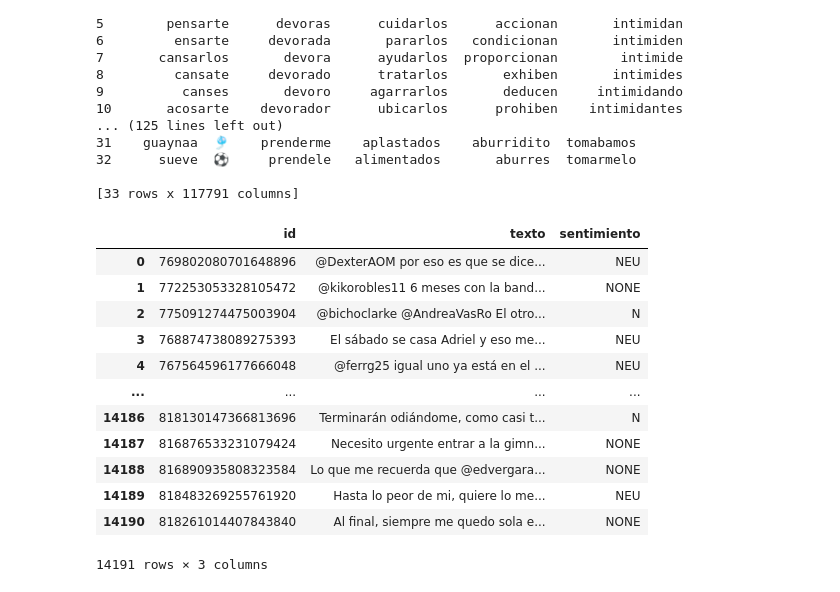
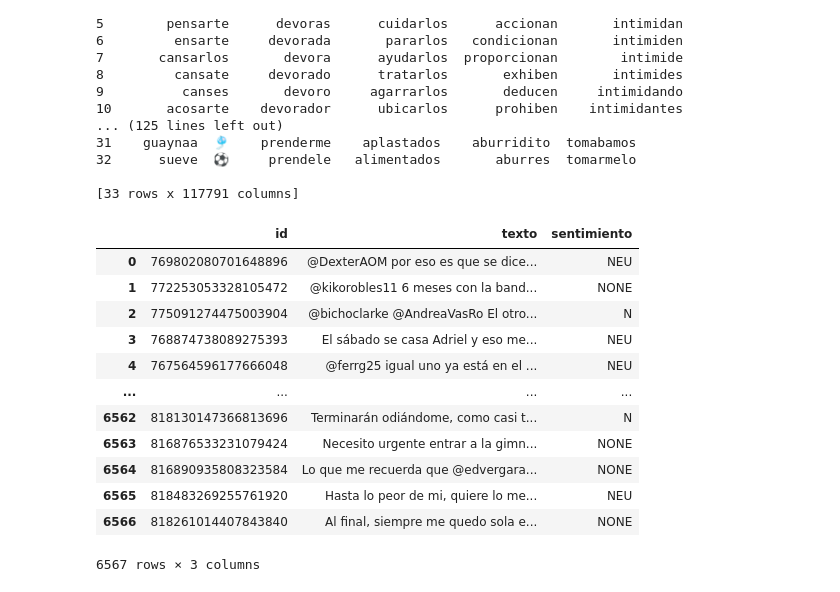
Before and after one commit to Verificado-Profesional/data-collecting, a Jupyter notebook: sentiment-analysis/data-anaylisis.ipynb, the cells around one changed output. Cells and saved outputs as stored; diff of their text form; code cells hidden in the pictures.

Commit message:
se concatenan los datasets

```diff
--- a/sentiment-analysis/data-anaylisis.ipynb
+++ b/sentiment-analysis/data-anaylisis.ipynb
@@ -567,20 +567,20 @@ print(words_demo)
 
 [33 rows x 117791 columns]
 # %%
-total_df = pd.concat([cr_dev,cr_train, mx_dev, mx_train, es_train, spa_label, ur_dev, ur_train, pe_dev, pe_train])
+total_df = pd.concat([cr_dev,cr_train, mx_dev, mx_train, es_train,  ur_dev, ur_train, pe_dev, pe_train]) #spa_label,
 total_df.reset_index(inplace=True, drop=True)
 total_df
 # %% [output]
 |  | id | texto | sentimiento |
 | 0 | 769802080701648896 | @DexterAOM por eso es que se dice... | NEU |
 | 1 | 772253053328105472 | @kikorobles11 6 meses con la band... | NONE |
 | 2 | 775091274475003904 | @bichoclarke @AndreaVasRo El otro... | N |
 | 3 | 768874738089275393 | El sábado se casa Adriel y eso me... | NEU |
 | 4 | 767564596177666048 | @ferrg25 igual uno ya está en el ... | NEU |
 | ... | ... | ... | ... |
-| 14186 | 818130147366813696 | Terminarán odiándome, como casi t... | N |
-| 14187 | 816876533231079424 | Necesito urgente entrar a la gimn... | NONE |
-| 14188 | 816890935808323584 | Lo que me recuerda que @edvergara... | NONE |
-| 14189 | 818483269255761920 | Hasta lo peor de mi, quiere lo me... | NEU |
-| 14190 | 818261014407843840 | Al final, siempre me quedo sola e... | NONE |
+| 6562 | 818130147366813696 | Terminarán odiándome, como casi t... | N |
+| 6563 | 816876533231079424 | Necesito urgente entrar a la gimn... | NONE |
+| 6564 | 816890935808323584 | Lo que me recuerda que @edvergara... | NONE |
+| 6565 | 818483269255761920 | Hasta lo peor de mi, quiere lo me... | NEU |
+| 6566 | 818261014407843840 | Al final, siempre me quedo sola e... | NONE |
-14191 rows × 3 columns
+6567 rows × 3 columns
```
Also changed, not shown: parts of 6 cells of this notebook.
